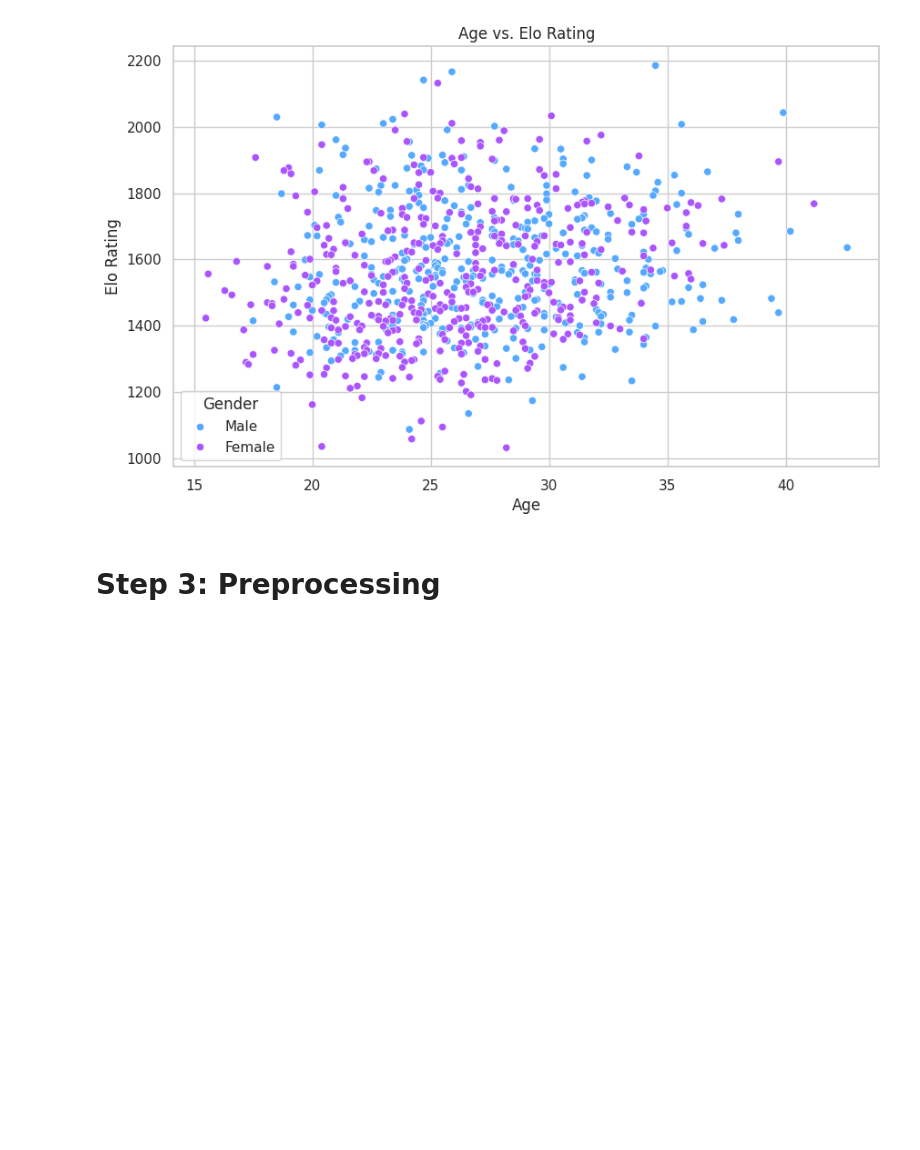
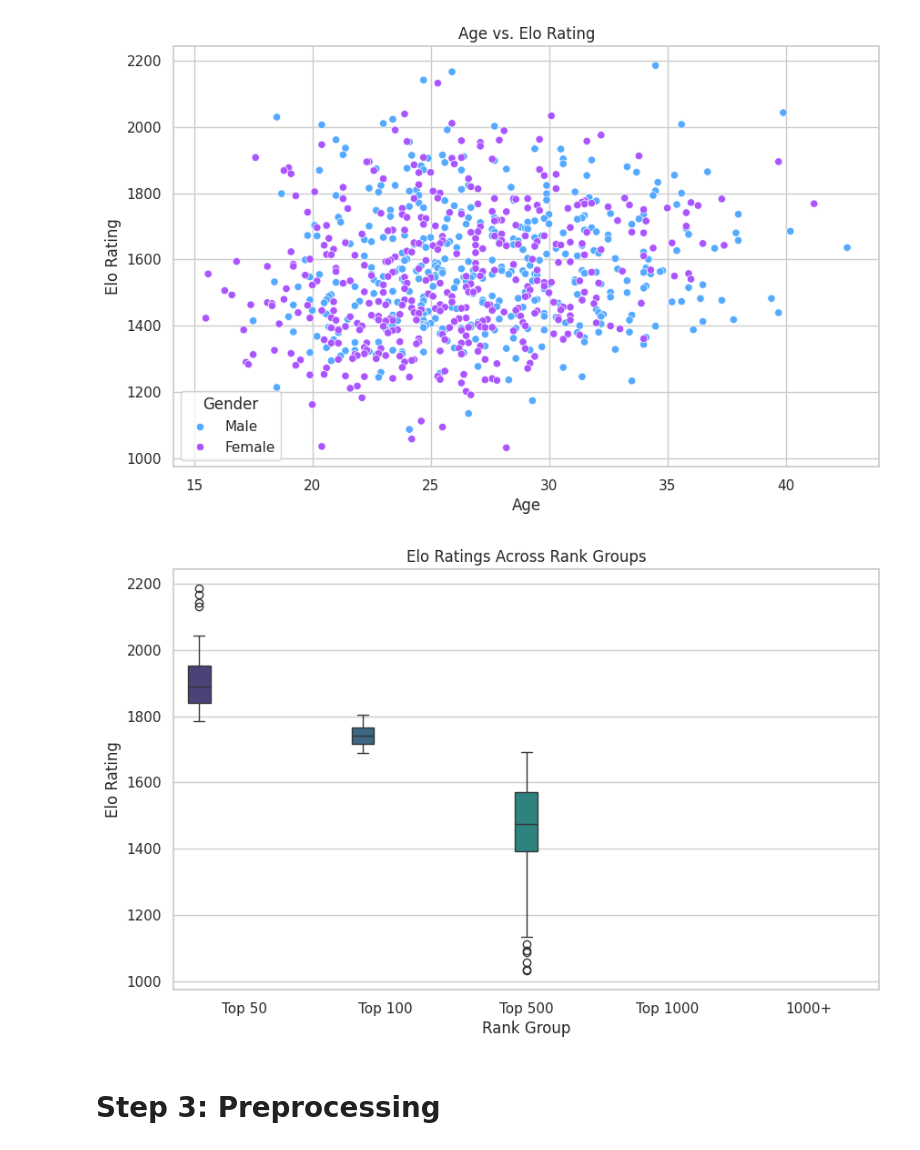
Before and after one commit to fjadidi2001/Machine_Learning_Journey, a Jupyter notebook: Predict_ATP_tennis.ipynb, the cells around one changed output. Cells and saved outputs as stored; diff of their text form; code cells hidden in the pictures; blank space fills up the shorter version.

Commit message:
added box plot

```diff
--- a/Predict_ATP_tennis.ipynb
+++ b/Predict_ATP_tennis.ipynb
@@ -259,3 +244,23 @@ plt.show()
+# %%
+import pandas as pd
+import matplotlib.pyplot as plt
+import seaborn as sns
+
+# Create rank bins
+bins = [0, 50, 100, 500, 1000, float('inf')]  # Use float('inf') to represent the maximum value
+labels = ['Top 50', 'Top 100', 'Top 500', 'Top 1000', '1000+']
+data['Rank_Binned'] = pd.cut(data['Rank'], bins=bins, labels=labels)
+
+# Boxplot by binned ranks
+plt.figure(figsize=(10, 6))
+# Assign 'Rank_Binned' to 'hue' and set legend=False
+sns.boxplot(x='Rank_Binned', y='Elo', data=data, hue='Rank_Binned', palette="viridis", legend=False)
+plt.title('Elo Ratings Across Rank Groups')
+plt.xlabel('Rank Group')
+plt.ylabel('Elo Rating')
+plt.show()
+# %% [output]
+[figure, added]
 # %% [markdown]
 # Step 3: Preprocessing
 # %% [markdown]
```
Also changed, not shown: parts of 1 cell of this notebook.
